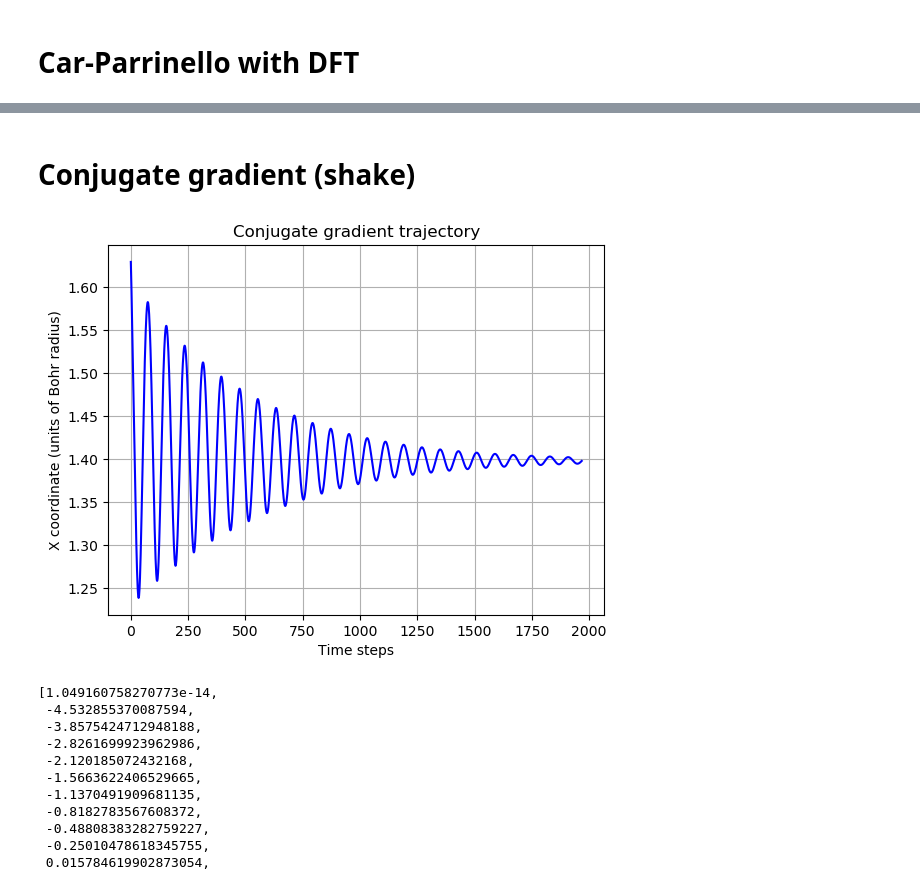
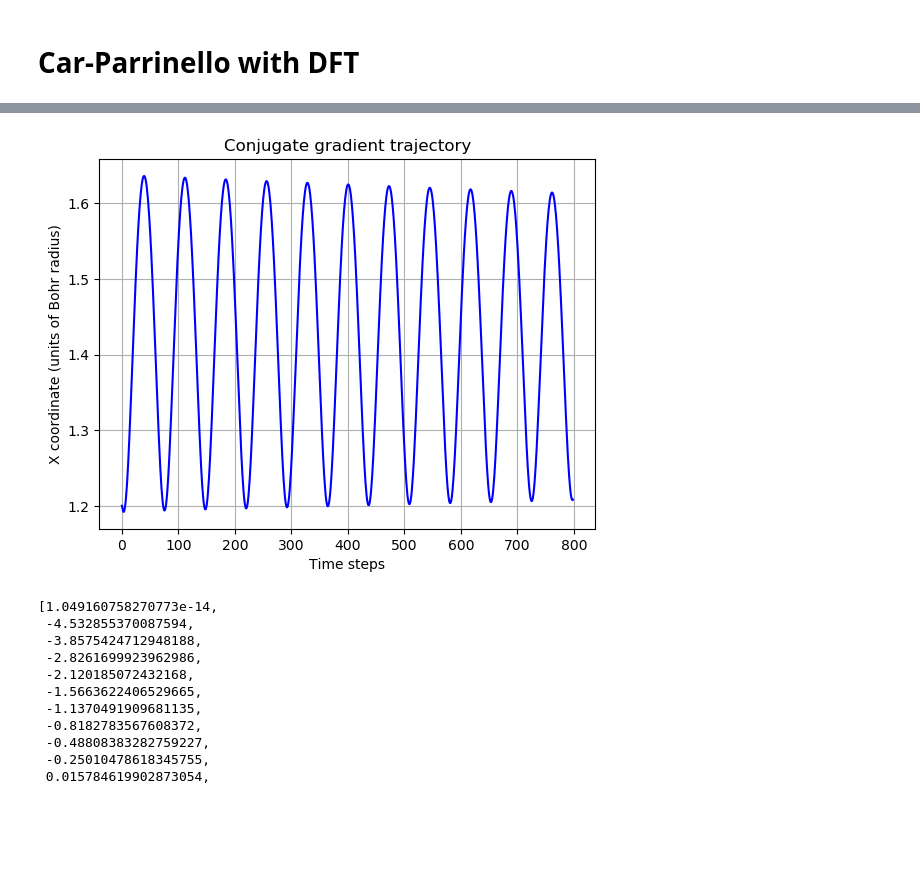
Before and after one commit to Peppone98/Quantum_MD_H2, a Jupyter notebook: CODE/plots.ipynb, the cells around one changed output, grey strips where cells are left out. Cells and saved outputs as stored; diff of their text form; code cells hidden in the pictures; blank space fills up the shorter version.

Commit message:
adding some outputs

```diff
--- a/CODE/plots.ipynb
+++ b/CODE/plots.ipynb
@@ -287,16 +268,14 @@ prod_scal = pd.DataFrame(prod_scal)
-# %% [markdown]
-# Conjugate gradient (shake)
 # %%
-CG_shake = pd.read_csv(f'outputs/CG_shake_X_energies.txt', sep='\s+',header=None)
-CG_shake = pd.DataFrame(CG_shake)
-plt.plot(CG_shake[0], 'b')
+CG_HF = pd.read_csv(f'CGMD_HF_X_energies.txt', sep='\s+',header=None)
+CG_HF = pd.DataFrame(CG_HF)
+plt.plot(CG_HF[0], 'b')
 plt.title('Conjugate gradient trajectory')
 plt.xlabel('Time steps')
 plt.grid()
 plt.ylabel('X coordinate (units of Bohr radius)')
-plt.savefig('outputs/pics/CG_traj.png')
+plt.savefig('outputs/pics/CG_HF_traj.png')
 # %% [output]
-[figure, old version]
+[figure, new version]
 # %%
 Fourier = np.fft.fft(CG_shake[0])
 
```
Also changed, not shown: parts of 19 cells of this notebook, 42 other files.
